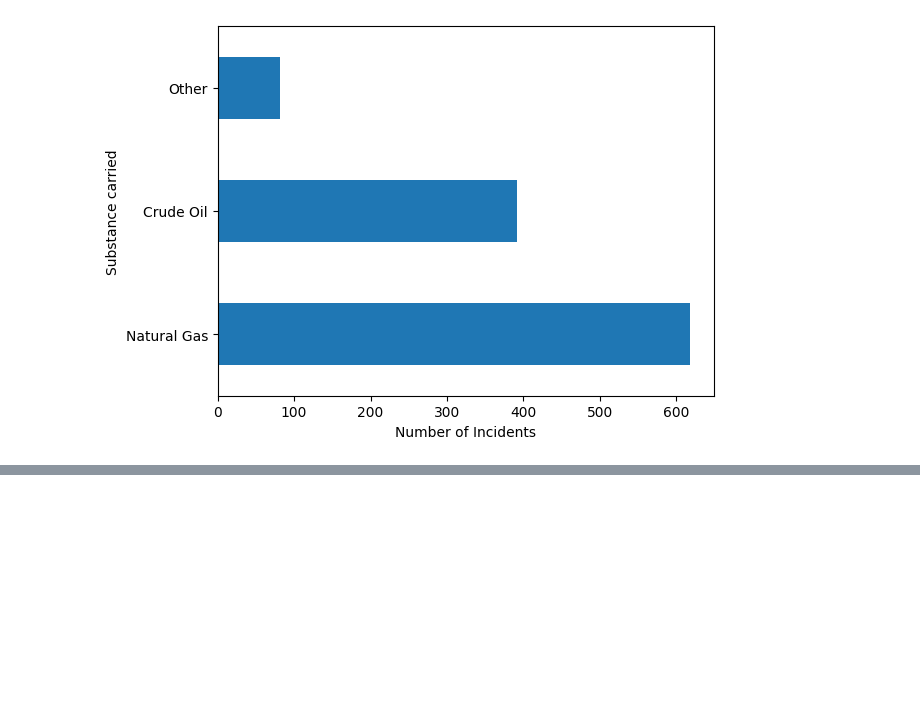
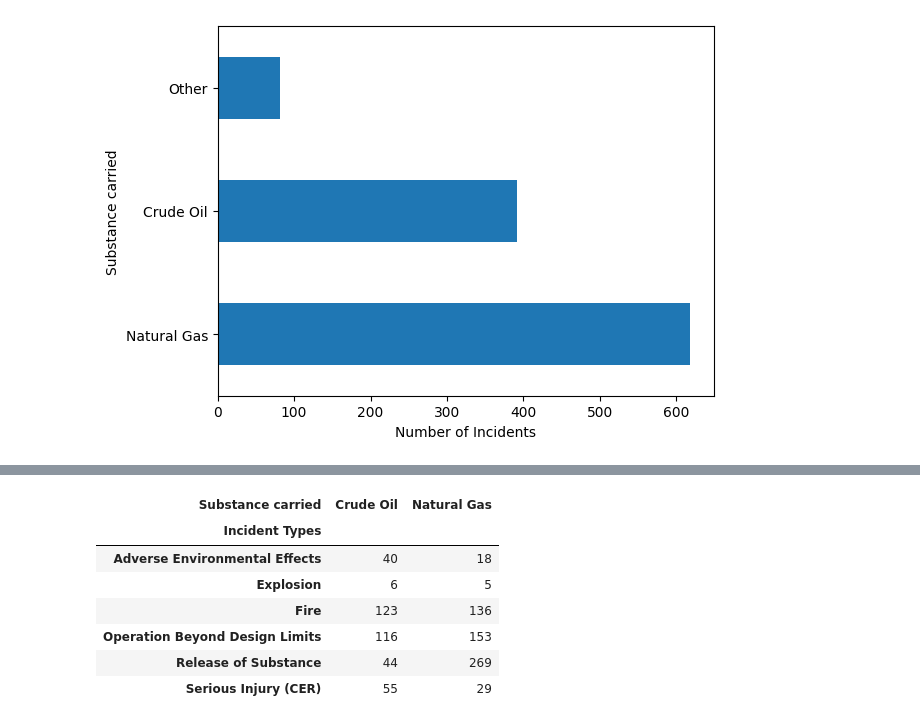
Before and after one commit to jwatchorn/pipeline_analysis, a Jupyter notebook: notebook.ipynb, the cells around one changed output, grey strips where cells are left out. Saved outputs shown, nothing was run; the diff lists cells and outputs as text; code cells hidden in the pictures; blank space fills up the shorter version.

```diff
--- a/notebook.ipynb
+++ b/notebook.ipynb
@@ -75,0 +141,13 @@ df['Substance carried'].value_counts().plot(xlabel='Number of Incidents',kind='b
+# %%
+pivot_df_other = pd.crosstab(df_incidents['Incident Types'],df_incidents['Substance carried'])
+pivot_df_other.drop(columns = 'Other', inplace=True)
+pivot_df_other
+# %% [output]
+| Substance carried | Crude Oil | Natural Gas |
+| Incident Types |  |  |
+| Adverse Environmental Effects | 40 | 18 |
+| Explosion | 6 | 5 |
+| Fire | 123 | 136 |
+| Operation Beyond Design Limits | 116 | 153 |
+| Release of Substance | 44 | 269 |
+| Serious Injury (CER) | 55 | 29 |
```
Also changed, not shown: parts of 10 cells of this notebook.
